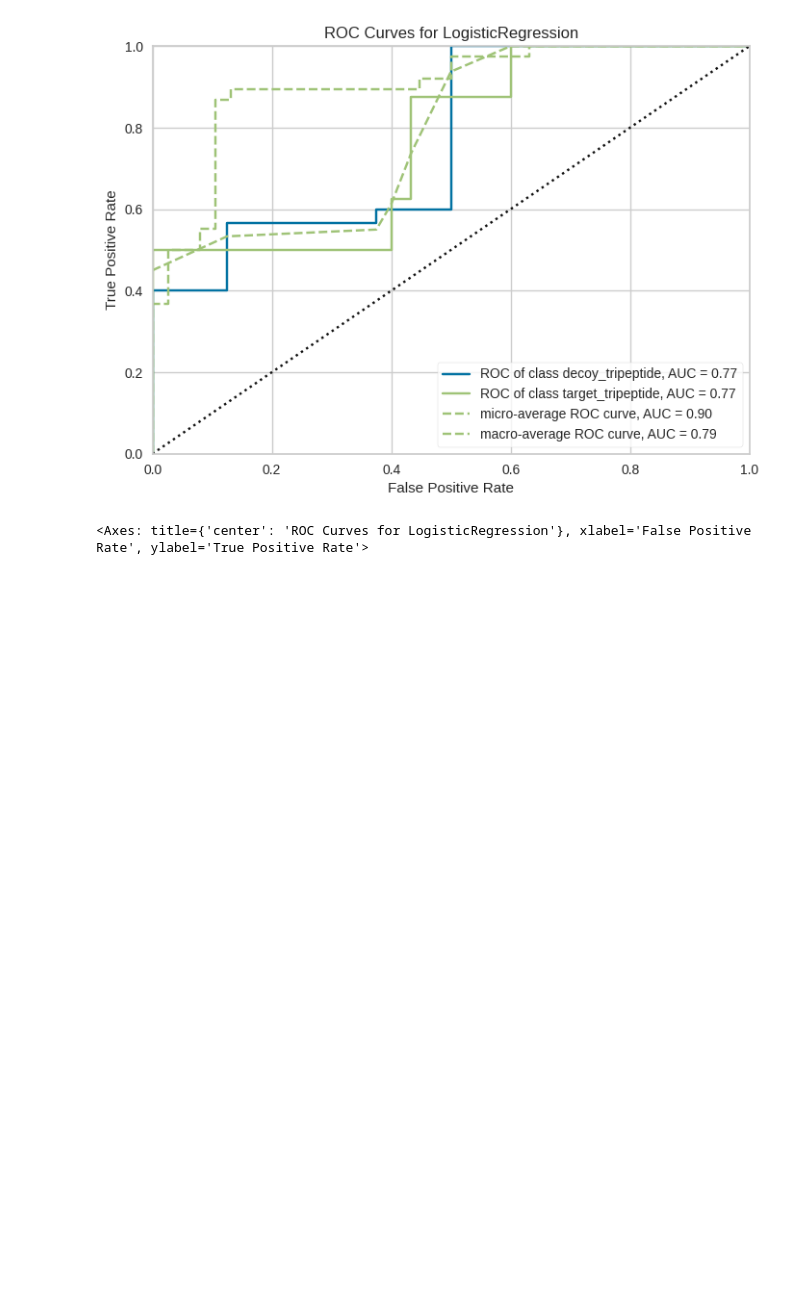
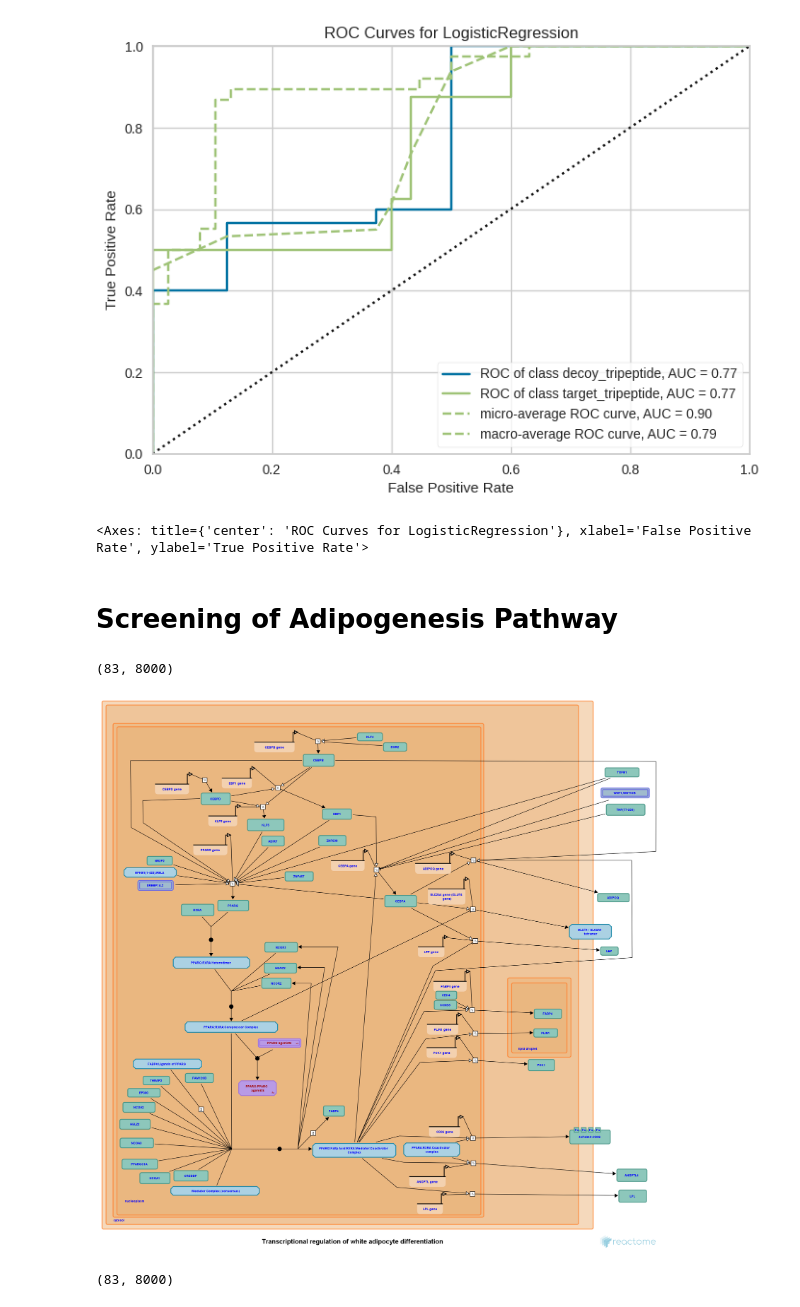
Before and after one commit to aysanraza/alpha-lapachone, a Jupyter notebook: alpha_lapachone.ipynb, the cells around one changed output. Drawn from its saved outputs; the diff is of its cells as text; code cells hidden in the pictures; blank space fills up the shorter version.

Commit message:
Screening of Adipogenesis Pathway

```diff
--- a/alpha_lapachone.ipynb
+++ b/alpha_lapachone.ipynb
@@ -167,3 +167,24 @@ visualizer_1.show()
 # %% [output]
 [figure]
 <Axes: title={'center': 'ROC Curves for LogisticRegression'}, xlabel='False Positive Rate', ylabel='True Positive Rate'>
+# %% [markdown]
+# Screening of Adipogenesis Pathway
+# %%
+# importing adipogenesis pathway dataset
+
+screening_data = pd.read_csv("/data/adipogenesis_screening.csv")
+print(screening_data.shape)
+# %% [output]
+(83, 8000)
+# %%
+from IPython.display import Image
+Image("/data/adipogenesis.png")
+# %% [output]
+[figure, added]
+# %%
+# screening data transformation
+
+screening_data.fillna(method ='pad', inplace=True)
+screening_data.shape
+# %% [output]
+(83, 8000)
```
Also changed, not shown: parts of 1 cell of this notebook.
